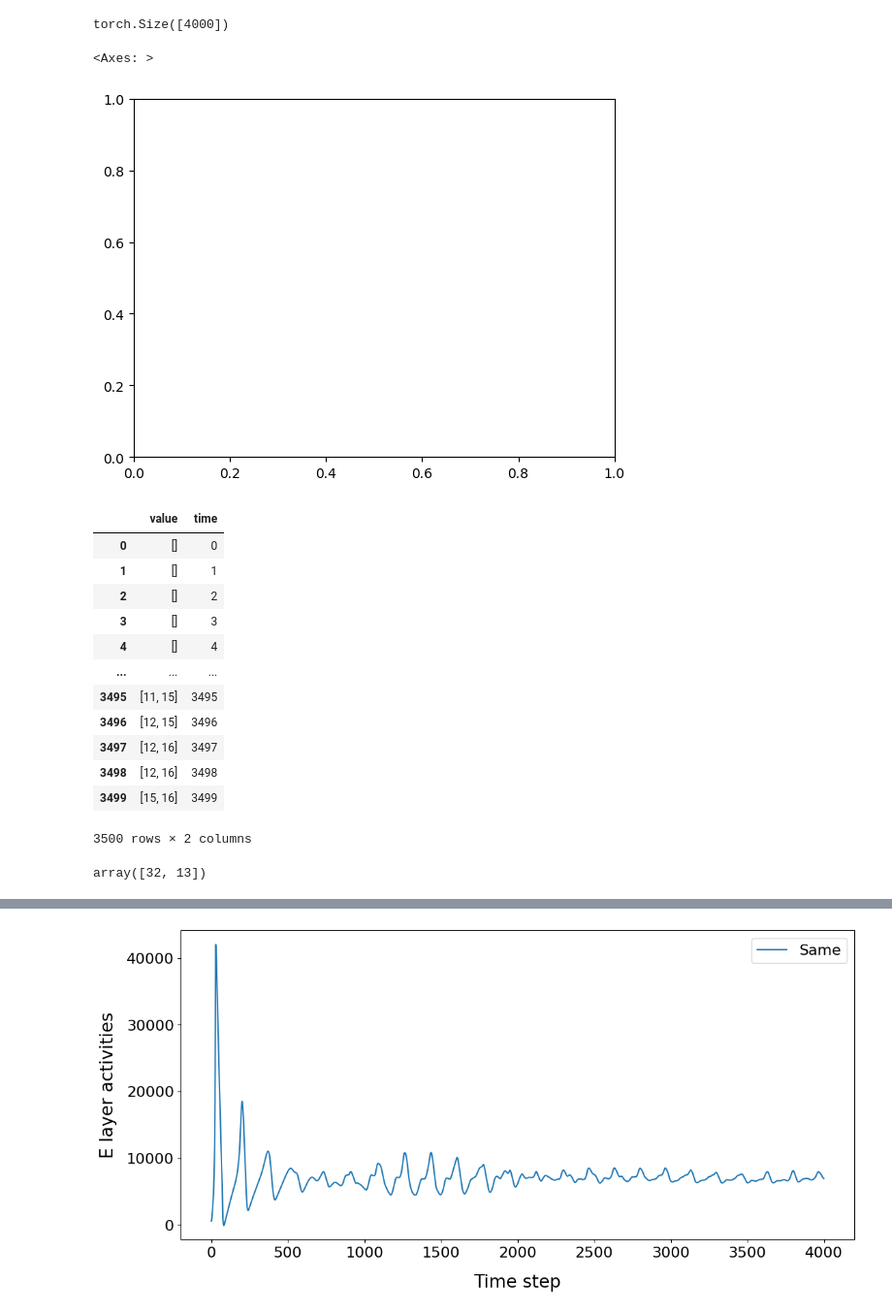
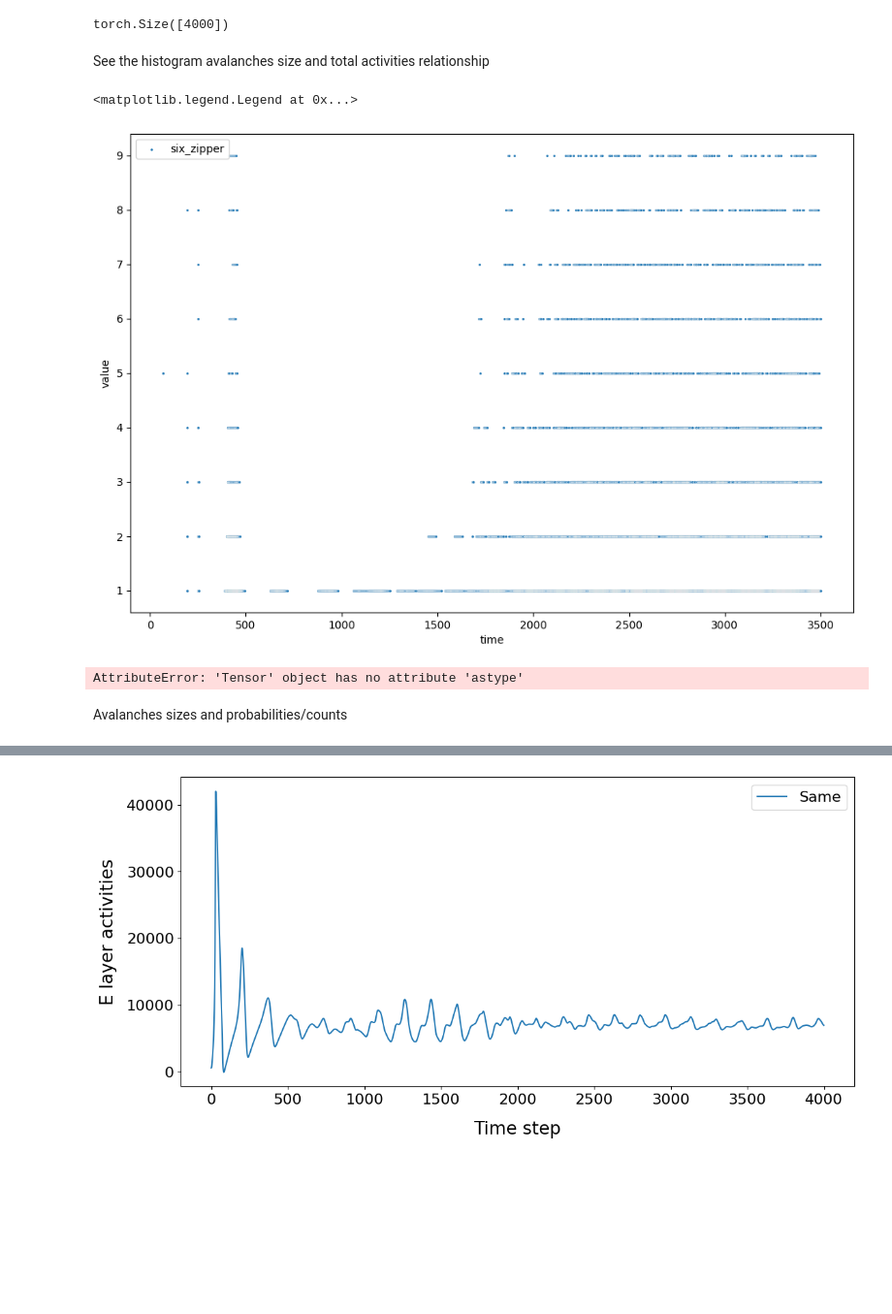
Before and after one commit to hhsherlock/Spiking_NN, a Jupyter notebook: mnst_learn/calculation.ipynb, the cells around one changed output, grey strips where cells are left out. Shown at 97% size. Drawn from its saved outputs; the diff is of its cells as text; code cells hidden in the pictures; blank space fills up the shorter version.

Commit message:
avalanches graphs

```diff
--- a/mnst_learn/calculation.ipynb
+++ b/mnst_learn/calculation.ipynb
@@ -733,22 +715,28 @@ def avalanches(fires):
     # print("Avalanche sizes (number of ones per blob):", blob_sizes)
-# %%
-total_sizes = []
-for i in range(E_fires[2500:2510].shape[0]):
-    blob_sizes = avalanches(E_fires[i])
-    # blob_sizes = blob_sizes[blob_sizes>10]
-    # blob_sizes = blob_sizes[blob_sizes<100]
-    # total_sizes = np.concatenate((total_sizes, blob_sizes))
-    total_sizes.append(blob_sizes)
-    # print(blob_sizes)
+# %% [markdown]
+See the histogram avalanches size and total activities relationship
+# %%
+# per time
+total_sizes_six_zipper = []
+labels_six_zipper = []
+for i in range(E_fires[500:].shape[0]):
+    blob_sizes, temp_label= avalanches(E_fires[i])
+
+    # limit sizes
+    # blob_sizes = blob_sizes[blob_sizes>10]
+    blob_sizes = blob_sizes[blob_sizes<10]
+
+    total_sizes_six_zipper.append(blob_sizes)
+    labels_six_zipper.append(label)
 # %%
 time = []
 value = []
-for i in range(len(total_sizes)):
-    for j in total_sizes[i]:
+for i in range(len(total_sizes_six_zipper)):
+    for j in total_sizes_six_zipper[i]:
         time.append(i)
         value.append(j)
 # %%
-df = pd.DataFrame({
+df_six_zipper = pd.DataFrame({
     "value": value,
     "time": time
 })
@@ -755,25 +755,19 @@ df = pd.DataFrame({
 # %%
-sns.violinplot(data=df, x="time", y="value")
+# df["time_num"] = pd.to_numeric(df["time"], errors="coerce")
+fig, ax = plt.subplots(figsize=(12, 8))
+# sns.scatterplot(data=df_six[:], x="time", y="value", ax=ax, s=5, label="six")
+# sns.scatterplot(data=df_nine[:], x="time", y="value", ax=ax, s=5, label="nine")
+# sns.scatterplot(data=df_zero[:], x="time", y="value", ax=ax, s=5, label="zero")
+# sns.scatterplot(data=df_two[:], x="time", y="value", ax=ax, s=5, label="two")
+# sns.scatterplot(data=df_seven[:], x="time", y="value", ax=ax, s=5, label="seven")
+# sns.scatterplot(data=df_nine_zipper[:], x="time", y="value", ax=ax, s=5, label="nine_zipper")
+sns.scatterplot(data=df_six_zipper[:], x="time", y="value", ax=ax, s=5, label="six_zipper")
+ax.legend()
+# ax.plot(times[500:], sum_six.cpu()[500:], label='same', lw=0.5)
 # %% [output]
-<Axes: >
+<matplotlib.legend.Legend at 0x...>
-[figure, old version]
+[figure, new version]
-# %%
-df
-# %% [output]
-|  | value | time |
-| 0 | [] | 0 |
-| 1 | [] | 1 |
-| 2 | [] | 2 |
-| 3 | [] | 3 |
-| 4 | [] | 4 |
-| ... | ... | ... |
-| 3495 | [11, 15] | 3495 |
-| 3496 | [12, 15] | 3496 |
-| 3497 | [12, 16] | 3497 |
-| 3498 | [12, 16] | 3498 |
-| 3499 | [15, 16] | 3499 |
-3500 rows × 2 columns
-# %%
-total_sizes[2489]
-# %% [output]
-array([32, 13])
+# %%
+cats = times.astype(str).unique()
+# %% [output]
+AttributeError: 'Tensor' object has no attribute 'astype'
@@ -779,0 +776,2 @@ array([32, 13])
+# %% [markdown]
+Avalanches sizes and probabilities/counts
```
Also changed, not shown: parts of 18 cells of this notebook, 6 other files.
